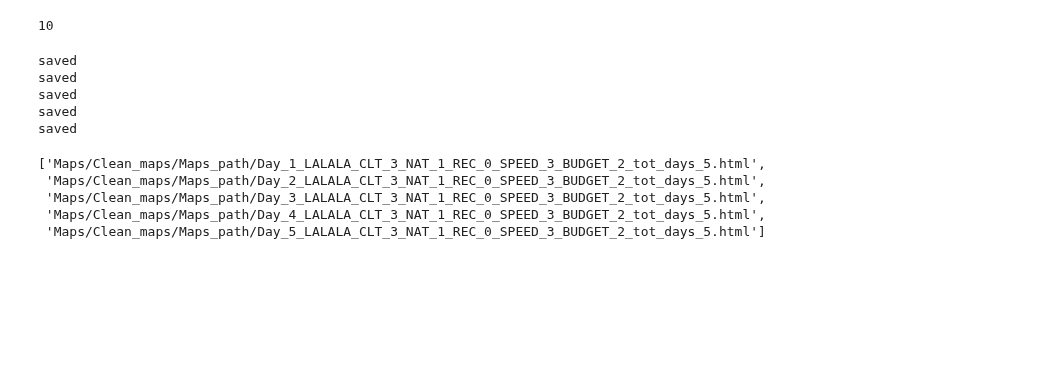
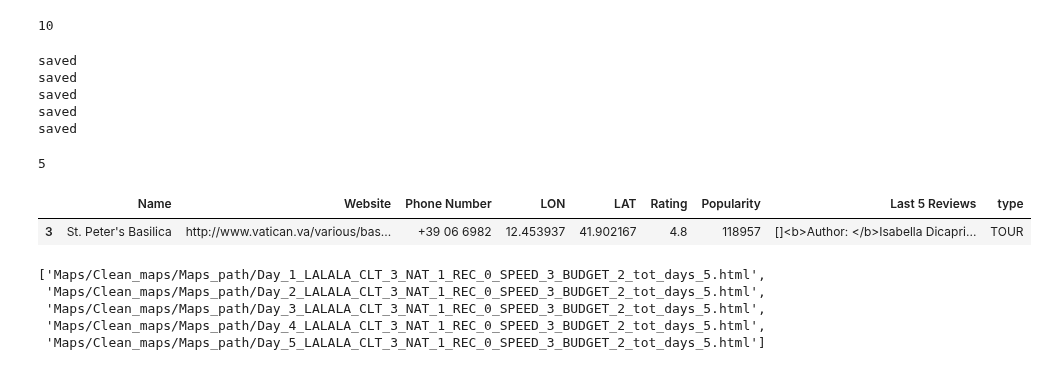
Before and after one commit to pjwork00/ProjectWork, a Jupyter notebook: back-end-python/src/Path_time_API.ipynb, the cells around one changed output. Drawn from its saved outputs; the diff is of its cells as text; code cells hidden in the pictures; blank space fills up the shorter version.

```diff
--- a/back-end-python/src/Path_time_API.ipynb
+++ b/back-end-python/src/Path_time_API.ipynb
@@ -425,0 +434,5 @@ Area
+# %%
+Schedule_day=divide_days(df,days) #Cluster days
+len(Schedule_day)
+# %% [output]
+5
@@ -426,3 +442,30 @@ Area
+# %%
+Hotel_Choosen=Hotels.iloc[2] #da aggiungere ad ogni cluster f(days)
+#Hotel_Choosen
+
+radius=1000
+POIs_ext=GetPOIs(api_key, location_med, Points[2], days, CLT, NAT, REC, SPEED, radius)
+POIs_ext["type"]="TOUR"
+POIs_ext=POIs_ext.head(days)
+#night_clubs
+POIs_ext_2=GetPOIs(api_key, location_med, Points[4], days, CLT, NAT, REC, SPEED, radius)
+POIs_ext_2["type"]="CLUB"
+#museums
+POIs_ext_3=GetPOIs(api_key, location_med, Points[6], days, CLT, NAT, REC, SPEED, radius)
+POIs_ext_3["type"]="MUSE"
+#parks
+POIs_ext_4=GetPOIs(api_key, location_med, Points[8], days, CLT, NAT, REC, SPEED, radius)
+POIs_ext_4["type"]="PRK"
+frames = [POIs_ext, POIs_ext_2,POIs_ext_3, POIs_ext_4]
+POIs_all=pd.concat(frames)
+POIs_all=POIs_all.reset_index(drop=True)
+# %%
+POIs_ext=POIs_ext.head(round(CLT*(SPEED)))
+# %%
+POIs_ext
+# %% [output]
+|  | Name | Website | Phone Number | LON | LAT | Rating | Popularity | Last 5 Reviews | type |
+| 3 | St. Peter's Basilica | http://www.vatican.va/various/bas... | +39 06 6982 | 12.453937 | 41.902167 | 4.8 | 118957 | []<b>Author: </b>Isabella Dicapri... | TOUR |
 # %%
 def Search_maps(titolo_libro, startDate, endDate, CLT, NAT, REC, SPEED, BUDGET):
     start_time = date(year=2021, month=4, day=25)
```
Also changed, not shown: parts of 6 cells of this notebook, 2 other files.
